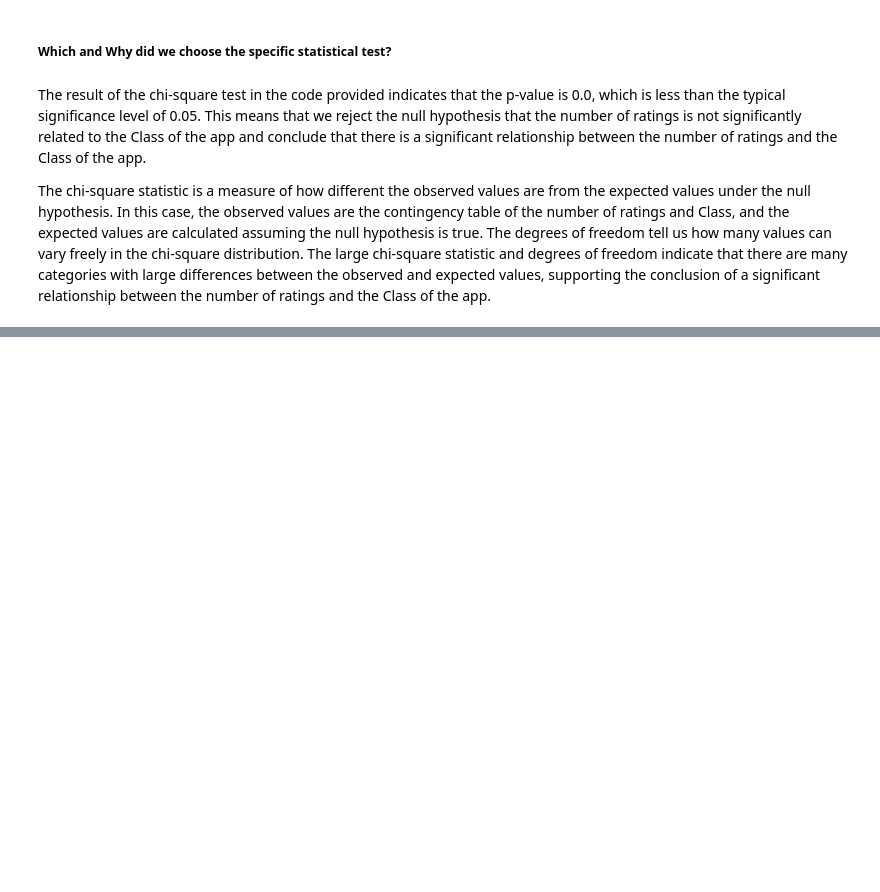
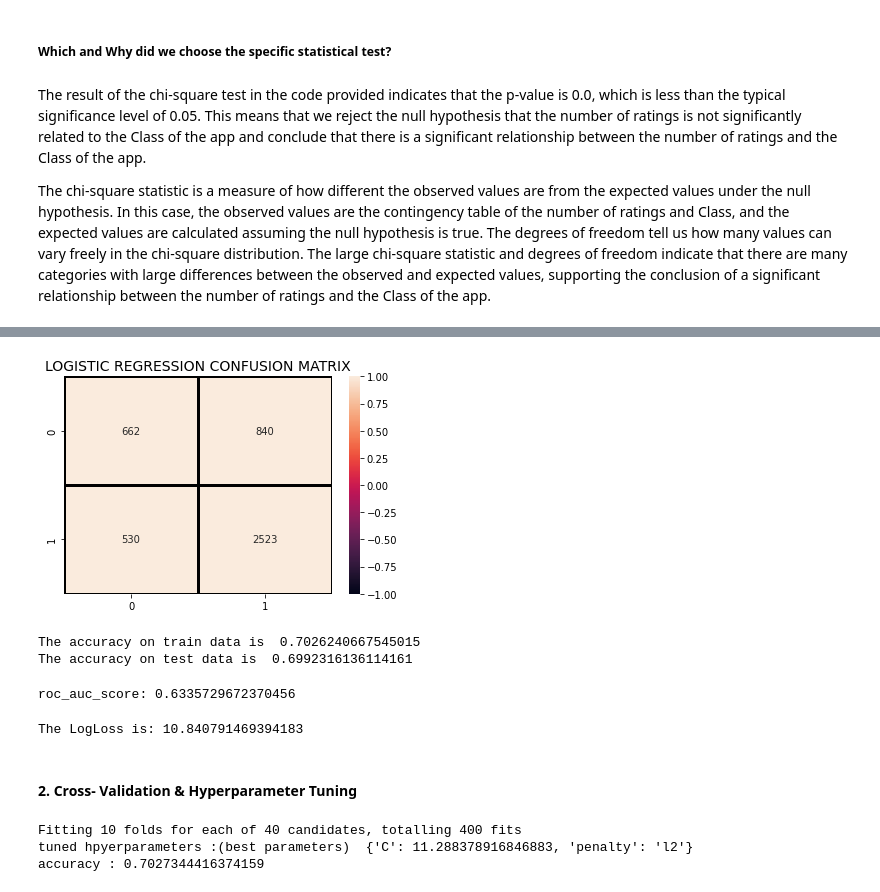
Before and after one commit to riyapatelrp/Android-Authenticity-Prediction, a Jupyter notebook: Android_Authenticity_Prediction.ipynb, the cells around one changed output, grey strips where cells are left out. Cells and saved outputs as stored; diff of their text form; code cells hidden in the pictures; blank space fills up the shorter version.

Commit message:
Model Implementation - Part 1

```diff
--- a/Android_Authenticity_Prediction.ipynb
+++ b/Android_Authenticity_Prediction.ipynb
@@ -1219,0 +1803,4 @@ The chi-square statistic is a measure of how different the observed values are f
+# %%
+# Select your features wisely to avoid overfitting
+X = New_df.drop(['App','Class'],axis=1)
+Y = New_df['Class']
@@ -1219,0 +1837,3 @@ The chi-square statistic is a measure of how different the observed values are f
+# %%
+# Split your data to train and test. Choose Splitting ratio wisely.
+X_train, X_test, y_train, y_test = train_test_split(X, Y, test_size=0.20, random_state=42, stratify=Y)
@@ -1219,0 +1856,6 @@ The chi-square statistic is a measure of how different the observed values are f
+# %%
+# ML Model - 1 Implementation
+lr = LogisticRegression(random_state=0)
+
+# Fit the Algorithm
+lr.fit(X_train, y_train)
@@ -1219,0 +1864,10 @@ The chi-square statistic is a measure of how different the observed values are f
+# %%
+# Predict on the model on training data
+train_X_pred = lr.predict(X_train)
+
+# Predict on the model on test data
+test_y_pred = lr.predict(X_test)
+
+# Creating Dataframe with actual and predicted values
+df = pd.DataFrame({'Actual':y_test, 'Predicted':test_y_pred})
+df.tail(10)
@@ -1219,0 +1902,53 @@ The chi-square statistic is a measure of how different the observed values are f
+# %%
+# Confusion Matrix with heatmap
+sns.heatmap(confusion_matrix(y_test, test_y_pred),
+            annot=True,fmt = "d",linecolor="k",linewidths=3,
+            vmin=-1, vmax=1)
+
+plt.title("LOGISTIC REGRESSION CONFUSION MATRIX",fontsize=14)
+plt.show()
+# %% [output]
+[figure, added]
+# %%
+# Accuracy Score of training and testing dataset
+train_accuracy = accuracy_score(train_X_pred ,y_train)
+
+test_accuracy = accuracy_score(test_y_pred ,y_test)
+
+print("The accuracy on train data is ", train_accuracy)
+print("The accuracy on test data is ", test_accuracy)
+# %% [output]
+The accuracy on train data is  0.7026240667545015
+The accuracy on test data is  0.6992316136114161
+# %%
+# AUC_ROC_Curve of test set
+auc_score = roc_auc_score(y_test, test_y_pred)
+print('roc_auc_score:', auc_score)
+# %% [output]
+roc_auc_score: 0.6335729672370456
+# %%
+# Log Loss of test set
+loss = log_loss(y_test, test_y_pred)
+print('The LogLoss is:', loss)
+# %% [output]
+The LogLoss is: 10.840791469394183
+# %% [markdown]
+#### 2. Cross- Validation & Hyperparameter Tuning
+# %%
+# ML Model - 1 Implementation with hyperparameter optimization techniques (i.e., GridSearch CV, RandomSearch CV, Bayesian Optimization etc.)
+# Define hyperparameter grid for cross-validation
+param_grid = [{'penalty' : ['l1', 'l2'], 'C' : np.logspace(-4, 4, 20)}]
+
+# Fit the Algorithm
+# Perform grid search with 10-fold cross-validation
+# Create grid search object
+clf = GridSearchCV(LogisticRegression(), param_grid = param_grid, cv = 10, verbose=True, n_jobs=-1)
+best_clf = clf.fit(X_train, y_train)
+
+# Print best hyperparameter and corresponding mean cross-validation score
+print("tuned hpyerparameters :(best parameters) ",best_clf.best_params_)
+print("accuracy :",best_clf.best_score_)
+# %% [output]
+Fitting 10 folds for each of 40 candidates, totalling 400 fits
+tuned hpyerparameters :(best parameters)  {'C': 11.288378916846883, 'penalty': 'l2'}
+accuracy : 0.7027344416374159
```
Also changed, not shown: parts of 182 cells of this notebook.
